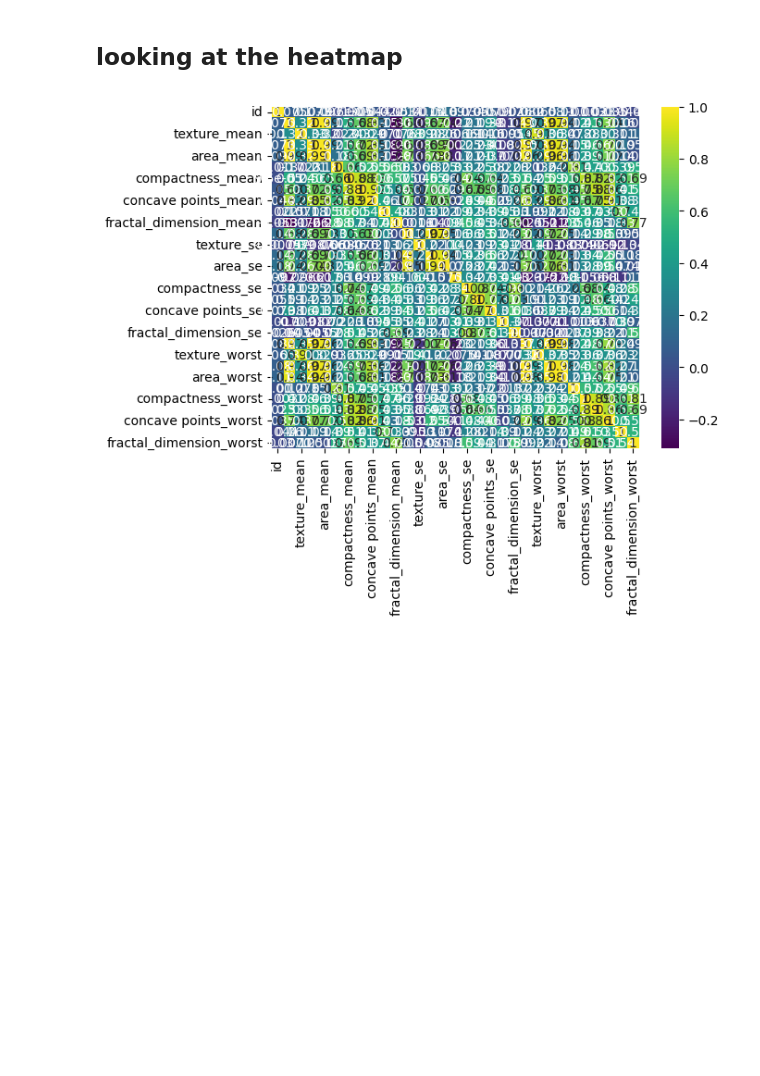
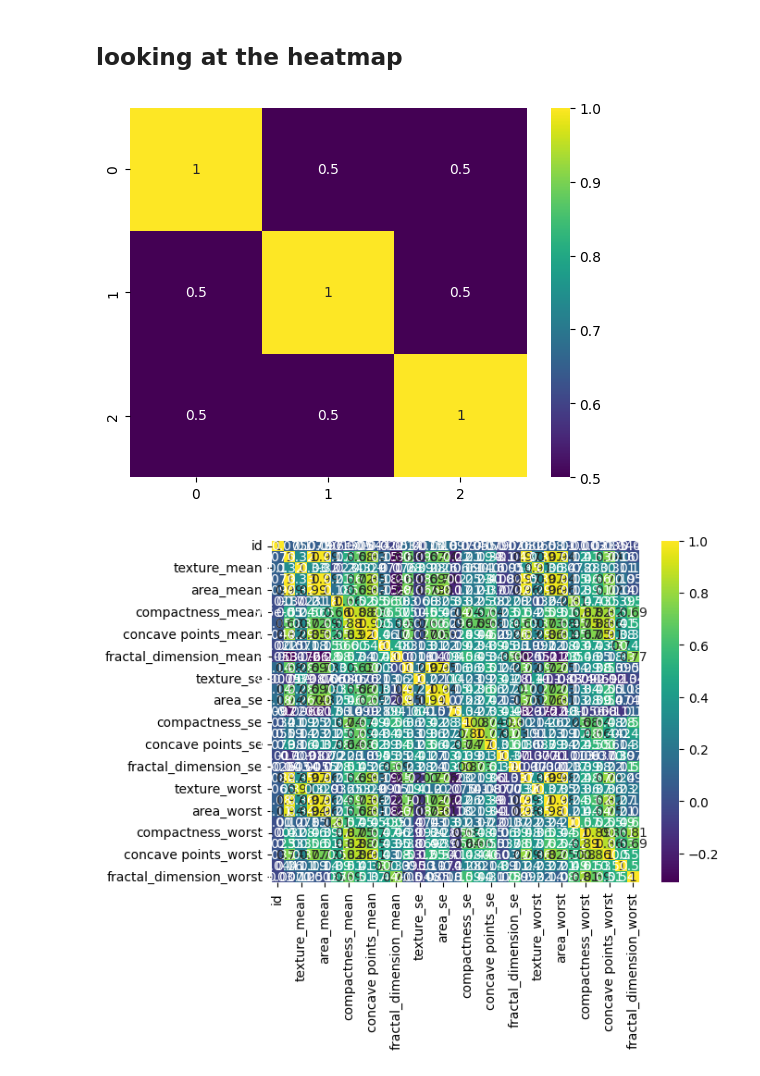
Before and after one commit to Vivek084c/Machine_learning, a Jupyter notebook: Logistic Regression/Brest_Cancer/main.ipynb, the cells around one changed output. Drawn from its saved outputs; the diff is of its cells as text; code cells hidden in the pictures; blank space fills up the shorter version.

```diff
--- a/Logistic Regression/Brest_Cancer/main.ipynb
+++ b/Logistic Regression/Brest_Cancer/main.ipynb
@@ -206,6 +208,18 @@ df.describe()
 # %%
 import matplotlib.pyplot as plt
 import seaborn as sns
+# %%
+test = [
+    [1,0.5,0.5],
+    [0.5,1,0.5],
+    [0.5,0.5,1]
+]
+# %%
+plt.Figure(figsize=(160,80))
+sns.heatmap(test, annot=True, cmap="viridis")
+plt.show()
+# %% [output]
+[figure, added]
 # %%
 plt.Figure(figsize=(160,80))
 sns.heatmap(df.corr(), annot=True, cmap="viridis")
```
Also changed, not shown: parts of 2 cells of this notebook, 3 other files.
